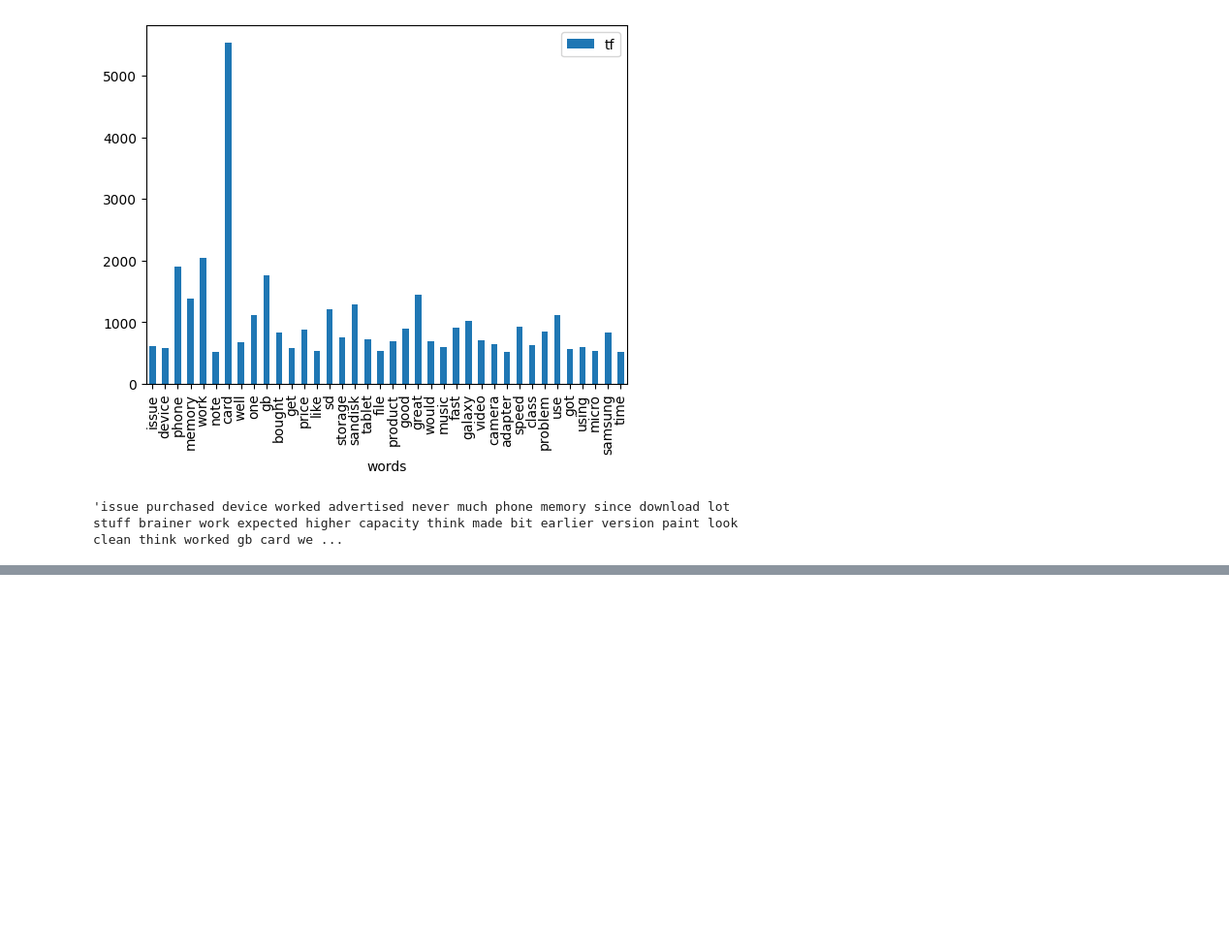
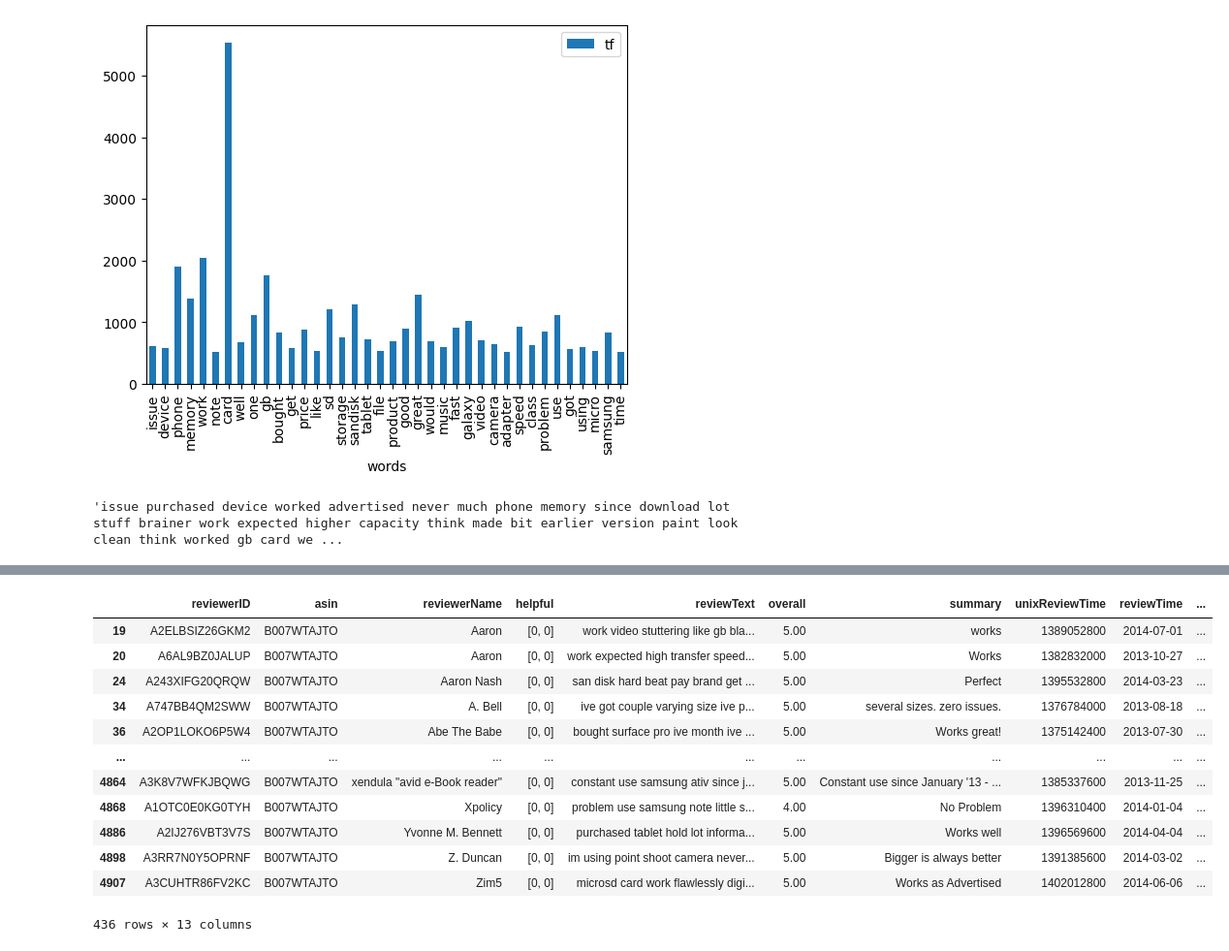
Before and after one commit to havvabzkrtt/NLP, a Jupyter notebook: nlp.ipynb, the cells around one changed output, grey strips where cells are left out. Shown at 97% size. Cells and saved outputs as stored; diff of their text form; code cells hidden in the pictures; blank space fills up the shorter version.

```diff
--- a/nlp.ipynb
+++ b/nlp.ipynb
@@ -375,0 +396,7 @@ plt.show()
+# %%
+sia = SentimentIntensityAnalyzer() # bu model sayesinde pozitif negatif skorları getirilir
+sia.polarity_scores("The film was awesome") # 'compound': 0.6249  / pozitif duygu ağır basar
+# cümlenin pozitif negatif skorları elde edilir, skorlar 1 ile -1 arasında olur
+# 'compound' ifadesi 0'dan büyükse pozitif bir anlam çıkarılır, 0'dan küçükse negatif bir anlam çıkarılır
+
+sia.polarity_scores("I like this music but it is not good as the other one") # 'compound': -0.3311 / negatif duygu ağır basar
@@ -375,0 +420,2 @@ plt.show()
+# %%
+df["polarity_scores"] = df["reviewText"].apply(lambda x: sia.polarity_scores(x)['compound']) # df'de yeni bir sütuna skorlar atandı
@@ -375,0 +432,19 @@ plt.show()
+# %%
+# "polarity_scores" sütunu ve "overall" sütunu kullanılarak veri setindeki tezatlıklara ulaşılabilir.
+#  Örneğin "overall" değeri 3'ten büyük ama "polarity_scores" değeri 0'dan küçükse yapılan yorumda bir tezatlık olduğu anlaşılabilir.
+tf = df[df["overall"] > 3 ]
+tf[tf["polarity_scores"] < 0] # 436 yorumda tezatlık var
+# %% [output]
+|  | reviewerID | asin | reviewerName | helpful | reviewText | overall | summary | unixReviewTime | reviewTime | ... |
+| 19 | A2ELBSIZ26GKM2 | B007WTAJTO | Aaron | [0, 0] | work video stuttering like gb bla... | 5.00 | works | 1389052800 | 2014-07-01 | ... |
+| 20 | A6AL9BZ0JALUP | B007WTAJTO | Aaron | [0, 0] | work expected high transfer speed... | 5.00 | Works | 1382832000 | 2013-10-27 | ... |
+| 24 | A243XIFG20QRQW | B007WTAJTO | Aaron Nash | [0, 0] | san disk hard beat pay brand get ... | 5.00 | Perfect | 1395532800 | 2014-03-23 | ... |
+| 34 | A747BB4QM2SWW | B007WTAJTO | A. Bell | [0, 0] | ive got couple varying size ive p... | 5.00 | several sizes. zero issues. | 1376784000 | 2013-08-18 | ... |
+| 36 | A2OP1LOKO6P5W4 | B007WTAJTO | Abe The Babe | [0, 0] | bought surface pro ive month ive ... | 5.00 | Works great! | 1375142400 | 2013-07-30 | ... |
+| ... | ... | ... | ... | ... | ... | ... | ... | ... | ... | ... |
+| 4864 | A3K8V7WFKJBQWG | B007WTAJTO | xendula "avid e-Book reader" | [0, 0] | constant use samsung ativ since j... | 5.00 | Constant use since January '13 - ... | 1385337600 | 2013-11-25 | ... |
+| 4868 | A1OTC0E0KG0TYH | B007WTAJTO | Xpolicy | [0, 0] | problem use samsung note little s... | 4.00 | No Problem | 1396310400 | 2014-01-04 | ... |
+| 4886 | A2IJ276VBT3V7S | B007WTAJTO | Yvonne M. Bennett | [0, 0] | purchased tablet hold lot informa... | 5.00 | Works well | 1396569600 | 2014-04-04 | ... |
+| 4898 | A3RR7N0Y5OPRNF | B007WTAJTO | Z. Duncan | [0, 0] | im using point shoot camera never... | 5.00 | Bigger is always better | 1391385600 | 2014-03-02 | ... |
+| 4907 | A3CUHTR86FV2KC | B007WTAJTO | Zim5 | [0, 0] | microsd card work flawlessly digi... | 5.00 | Works as Advertised | 1402012800 | 2014-06-06 | ... |
+436 rows × 13 columns
```
Also changed, not shown: parts of 9 cells of this notebook.
